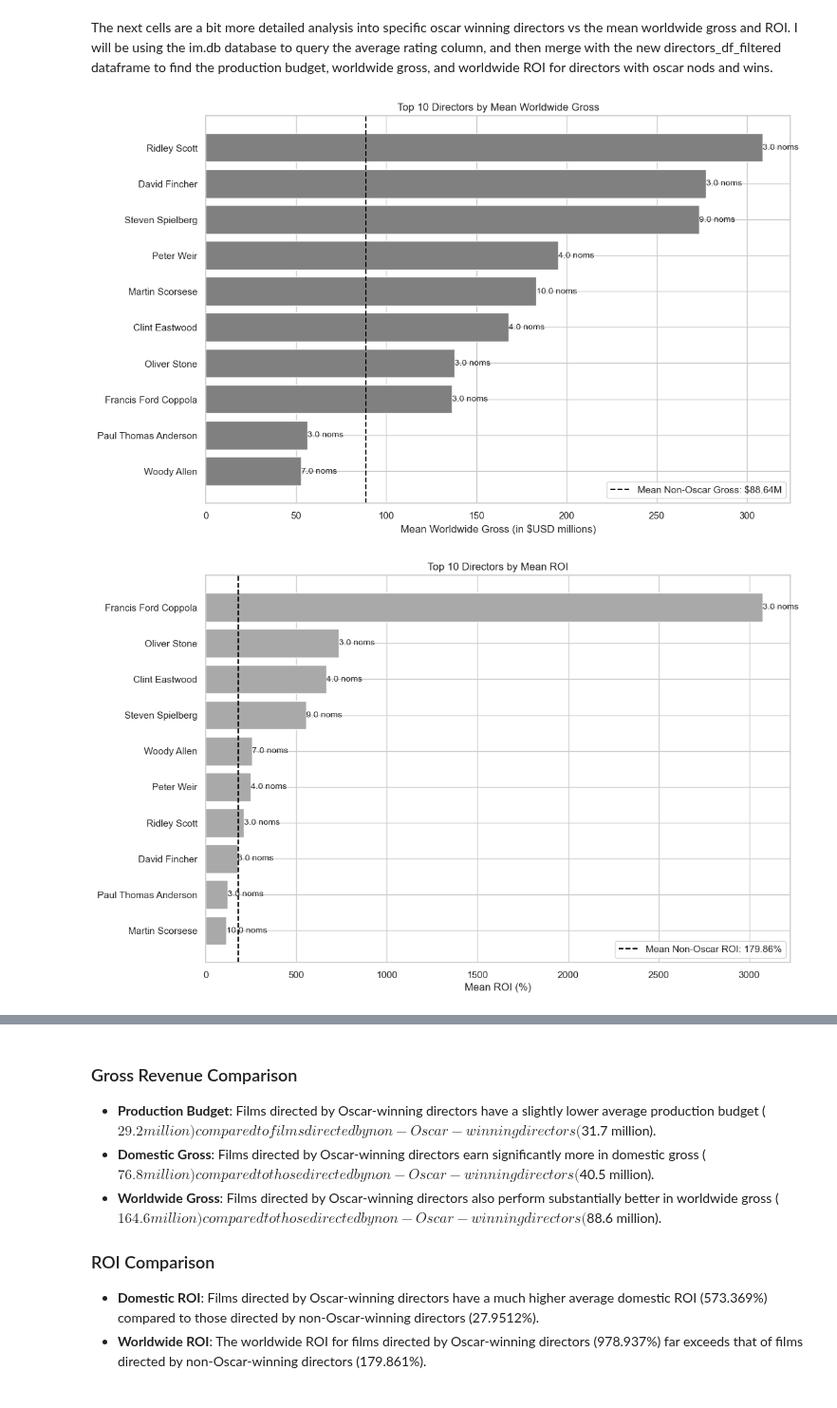
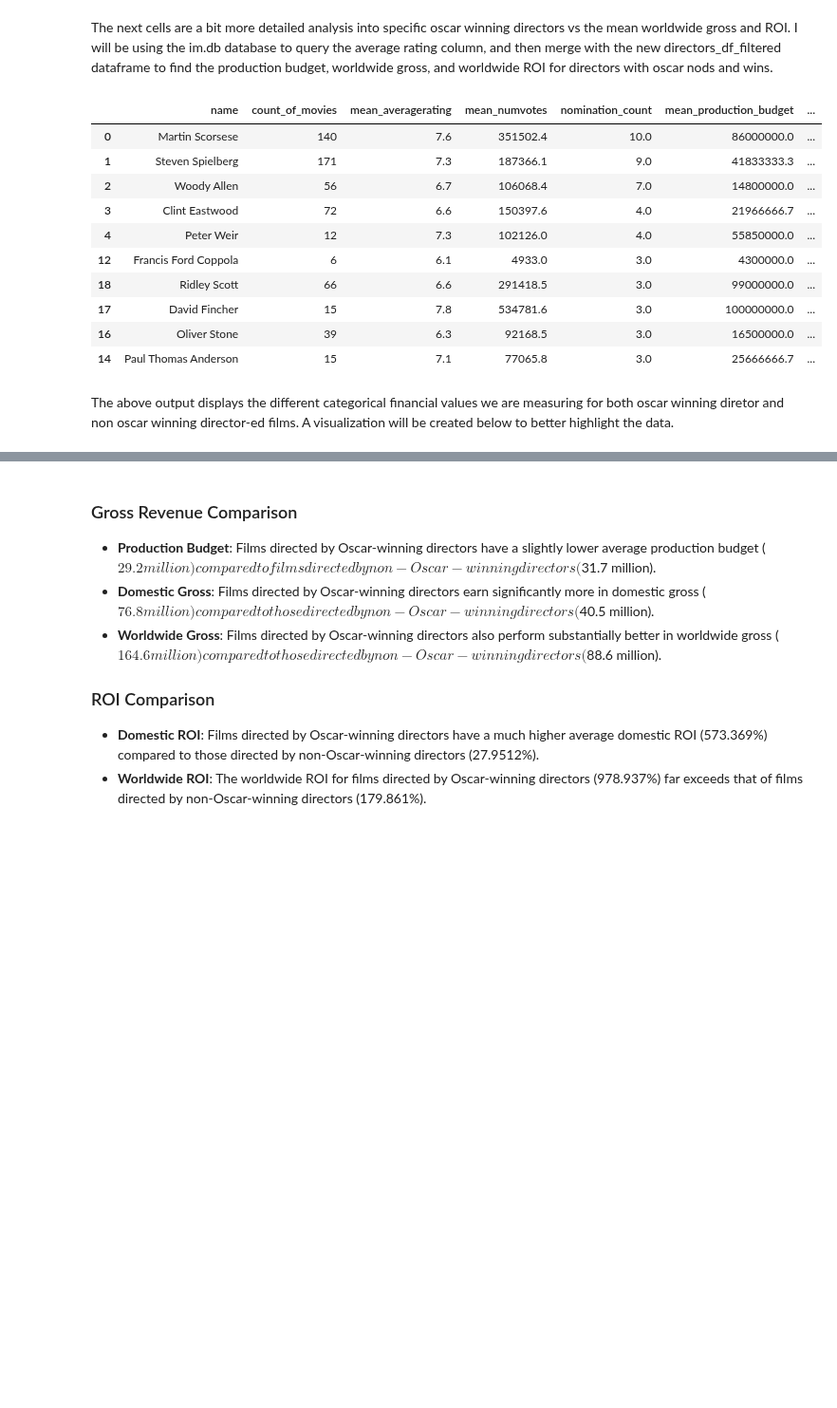
Before and after one commit to nealiyer88/dsc-phase-2-project, a Jupyter notebook: filmanalysis.ipynb, the cells around one changed output, grey strips where cells are left out. Shown at 95% size. Drawn from its saved outputs; the diff is of its cells as text; code cells hidden in the pictures; blank space fills up the shorter version.

```diff
--- a/filmanalysis.ipynb
+++ b/filmanalysis.ipynb
@@ -518,8 +516,6 @@ result5_renamed = result5.rename(columns={'primary_name': 'name', 'primary_title
 # Filter directors_df where category is 'DIRECTING'
 directors_df_filtered = directors_df[directors_df['category'] == 'DIRECTING']
 # %%
-
-
 # Step 1: Properly merge the data
 joined_df = pd.merge(directors_df_filtered, result5_renamed, on='name', how='outer')
 
@@ -563,73 +559,44 @@ budget_with_directors['worldwide_gross'] = budget_with_directors['worldwide_gros
 
 # Step 10: Aggregate budget and gross columns by director's name to calculate mean values
 budget_gross_agg = budget_with_directors.groupby('name').agg(
     mean_production_budget=('production_budget', 'mean'),
     mean_worldwide_gross=('worldwide_gross', 'mean')
 ).reset_index()
 
 # Step 11: Calculate "Mean ROI"
 budget_gross_agg['mean_roi'] = (budget_gross_agg['mean_worldwide_gross'] - budget_gross_agg['mean_production_budget']) / budget_gross_agg['mean_production_budget'] * 100
 
 # Step 12: Merge the aggregated values back to final_output_sorted
 final_output_sorted = pd.merge(final_output_sorted, budget_gross_agg, left_on='name', right_on='name', how='left')
 
 # Step 13: Fill NaNs in financial columns with 0 or "None"
 final_output_sorted[['mean_production_budget', 'mean_worldwide_gross', 'mean_roi']] = final_output_sorted[['mean_production_budget', 'mean_worldwide_gross', 'mean_roi']].fillna(0)
 
 # Step 14: Drop rows with NaNs in financial columns
 final_output_sorted = final_output_sorted.dropna(subset=['mean_production_budget', 'mean_worldwide_gross']).copy()
 
 # Step 15: Filter rows with mean_worldwide_gross > 100
 final_output_filtered = final_output_sorted[final_output_sorted['mean_worldwide_gross'] > 100].copy()
 
-# Create Visualizations, Assuming final_output_filtered is already defined and contains the desired data
 
 # Convert nomination_count to numeric for sorting
 final_output_filtered['nomination_count'] = pd.to_numeric(final_output_filtered['nomination_count'], errors='coerce')
 
 # Step 1: Sort by nomination_count and get the top 10 directors
 top_10_directors = final_output_filtered.sort_values(by='nomination_count', ascending=False).head(10)
 
-# Step 2: Convert mean_worldwide_gross to millions for better readability
-top_10_directors['mean_worldwide_gross'] = top_10_directors['mean_worldwide_gross'] / 1e6
-
-# Step 3: Sort top 10 directors by mean_worldwide_gross and mean_roi
-top_10_gross_sorted = top_10_directors.sort_values(by='mean_worldwide_gross', ascending=False)
-top_10_roi_sorted = top_10_directors.sort_values(by= 'mean_roi', ascending=False)
-
-# Reference values
-mean_non_oscar_gross = 88.64348071  # in millions
-mean_non_oscar_roi = 179.86
-
-# Plot for mean_worldwide_gross
-plt.figure(figsize=(12, 8))
-bars = plt.barh(top_10_gross_sorted['name'], top_10_gross_sorted['mean_worldwide_gross'], color='grey')
-plt.axvline(mean_non_oscar_gross, color='black', linestyle='--', label=f'Mean Non-Oscar Gross: ${mean_non_oscar_gross:.2f}M')
-plt.xlabel('Mean Worldwide Gross (in $USD millions)')
-plt.title('Top 10 Directors by Mean Worldwide Gross')
-
-# Annotate bars with the number of nominations
-for bar, nominations in zip(bars, top_10_gross_sorted['nomination_count']):
-    plt.text(bar.get_width(), bar.get_y() + bar.get_height()/2, f'{nominations} noms', va='center', ha='left', fontsize=10)
-
-plt.legend()
-plt.gca().invert_yaxis()
-plt.show()
-
-# Plot for mean_roi
-plt.figure(figsize=(12, 8))
-bars = plt.barh(top_10_roi_sorted['name'], top_10_roi_sorted['mean_roi'], color='darkgrey')
-plt.axvline(mean_non_oscar_roi, color='black', linestyle='--', label=f'Mean Non-Oscar ROI: {mean_non_oscar_roi:.2f}%')
-plt.xlabel('Mean ROI (%)')
-plt.title('Top 10 Directors by Mean ROI')
-
-# Annotate bars with the number of nominations
-for bar, nominations in zip(bars, top_10_roi_sorted['nomination_count']):
-    plt.text(bar.get_width(), bar.get_y() + bar.get_height()/2, f'{nominations} noms', va='center', ha='left', fontsize=10)
-
-plt.legend()
-plt.gca().invert_yaxis()
-plt.show()
+top_10_directors.head(10)
 # %% [output]
-[figure, removed]
-[figure, removed]
+|  | name | count_of_movies | mean_averagerating | mean_numvotes | nomination_count | mean_production_budget | ... |
+| 0 | Martin Scorsese | 140 | 7.6 | 351502.4 | 10.0 | 86000000.0 | ... |
+| 1 | Steven Spielberg | 171 | 7.3 | 187366.1 | 9.0 | 41833333.3 | ... |
+| 2 | Woody Allen | 56 | 6.7 | 106068.4 | 7.0 | 14800000.0 | ... |
+| 3 | Clint Eastwood | 72 | 6.6 | 150397.6 | 4.0 | 21966666.7 | ... |
+| 4 | Peter Weir | 12 | 7.3 | 102126.0 | 4.0 | 55850000.0 | ... |
+| 12 | Francis Ford Coppola | 6 | 6.1 | 4933.0 | 3.0 | 4300000.0 | ... |
+| 18 | Ridley Scott | 66 | 6.6 | 291418.5 | 3.0 | 99000000.0 | ... |
+| 17 | David Fincher | 15 | 7.8 | 534781.6 | 3.0 | 100000000.0 | ... |
+| 16 | Oliver Stone | 39 | 6.3 | 92168.5 | 3.0 | 16500000.0 | ... |
+| 14 | Paul Thomas Anderson | 15 | 7.1 | 77065.8 | 3.0 | 25666666.7 | ... |
+# %% [markdown]
+The above output displays the different categorical financial values we are measuring for both oscar winning diretor and non oscar winning director-ed films.  A visualization will be created below to better highlight the data.
```
Also changed, not shown: parts of 8 cells of this notebook, 1 other file.
